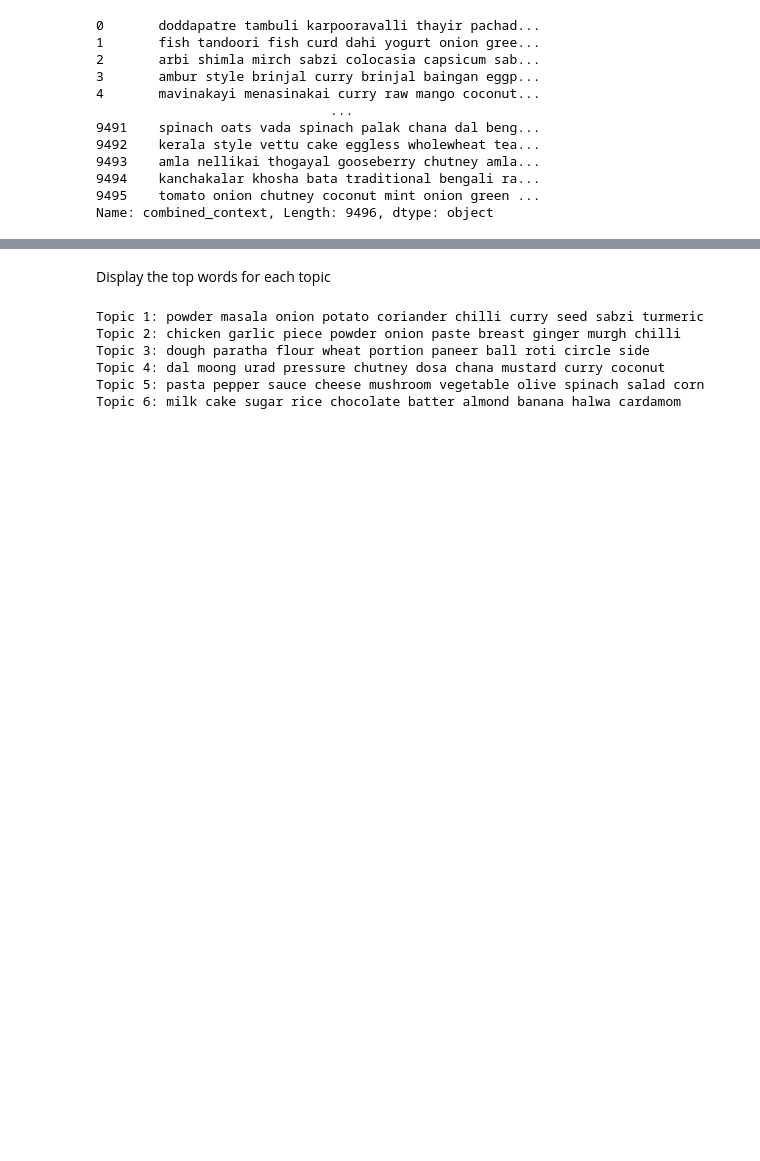
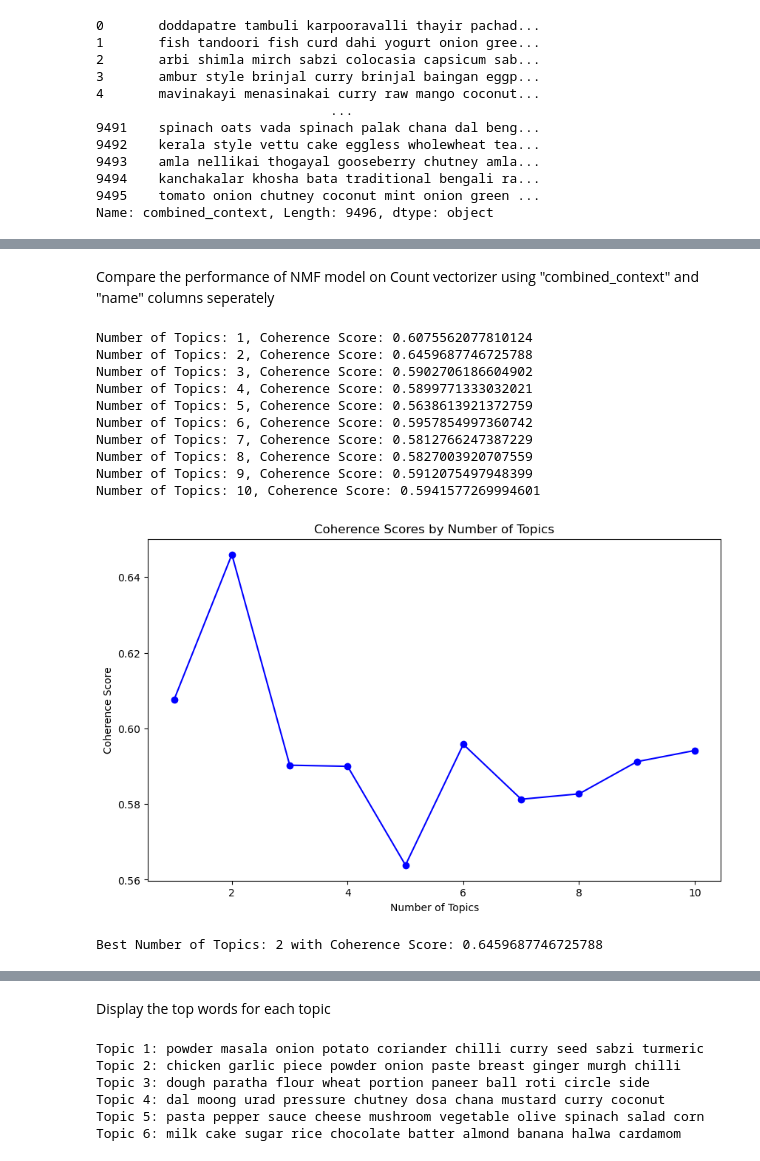
Before and after one commit to jonkerr/indian-food, a Jupyter notebook: topic_modeling_NMF.ipynb, the cells around one changed output, grey strips where cells are left out. Saved outputs shown, nothing was run; the diff lists cells and outputs as text; code cells hidden in the pictures; blank space fills up the shorter version.

```diff
--- a/topic_modeling_NMF.ipynb
+++ b/topic_modeling_NMF.ipynb
@@ -343,0 +157,17 @@ if recommended_recipes is not None:
+# %% [markdown]
+Compare the performance of NMF model on Count vectorizer using "combined_context" and "name" columns seperately
+# %%
+combined_coherence_scores_nmf_countvect = compute_coherence_scores_nmf(recom_df['combined_context'],  CountVectorizer(), range(1, 11, 1))
+# %% [output]
+Number of Topics: 1, Coherence Score: 0.6075562077810124
+Number of Topics: 2, Coherence Score: 0.6459687746725788
+Number of Topics: 3, Coherence Score: 0.5902706186604902
+Number of Topics: 4, Coherence Score: 0.5899771333032021
+Number of Topics: 5, Coherence Score: 0.5638613921372759
+Number of Topics: 6, Coherence Score: 0.5957854997360742
+Number of Topics: 7, Coherence Score: 0.5812766247387229
+Number of Topics: 8, Coherence Score: 0.5827003920707559
+Number of Topics: 9, Coherence Score: 0.5912075497948399
+Number of Topics: 10, Coherence Score: 0.5941577269994601
+[figure, added]
+Best Number of Topics: 2 with Coherence Score: 0.6459687746725788
```
Also changed, not shown: parts of 31 cells of this notebook.
